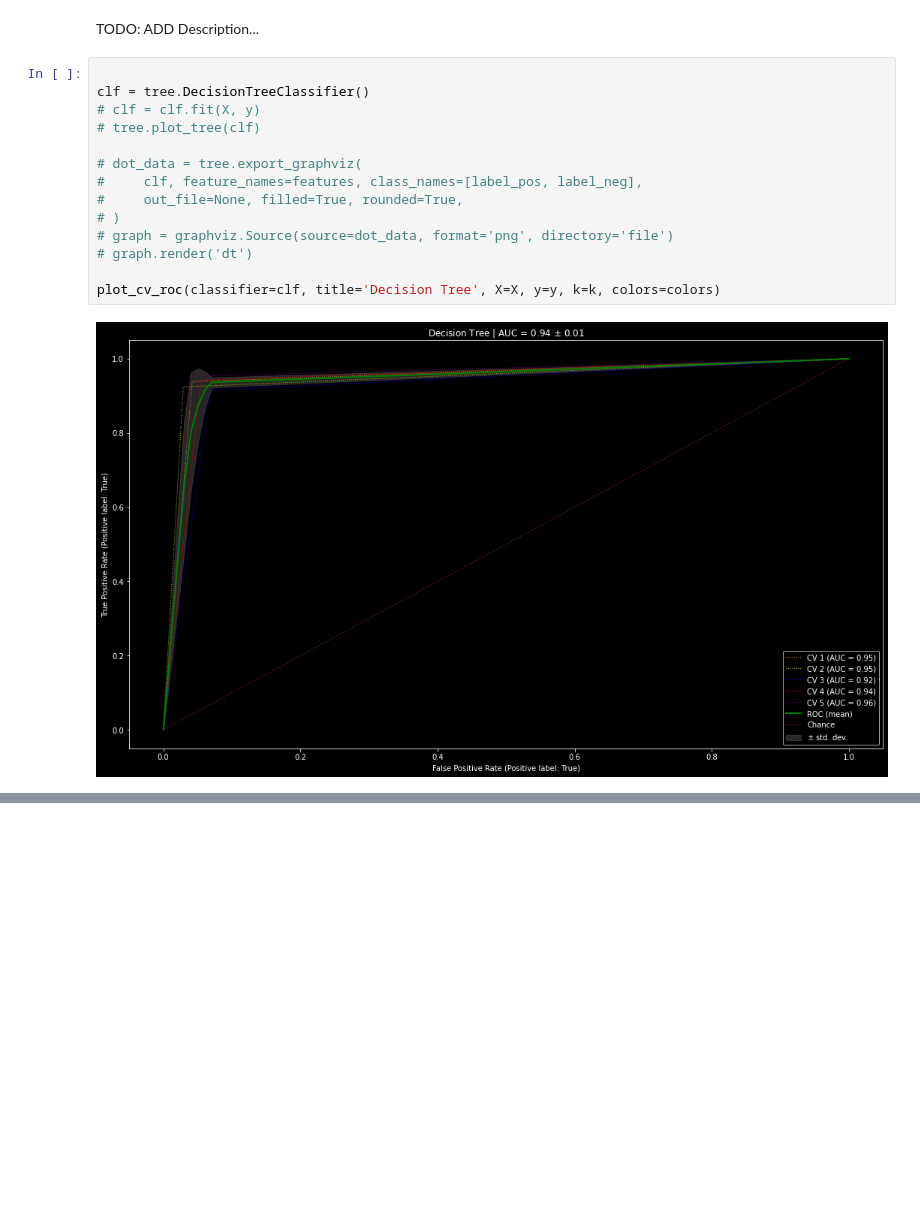
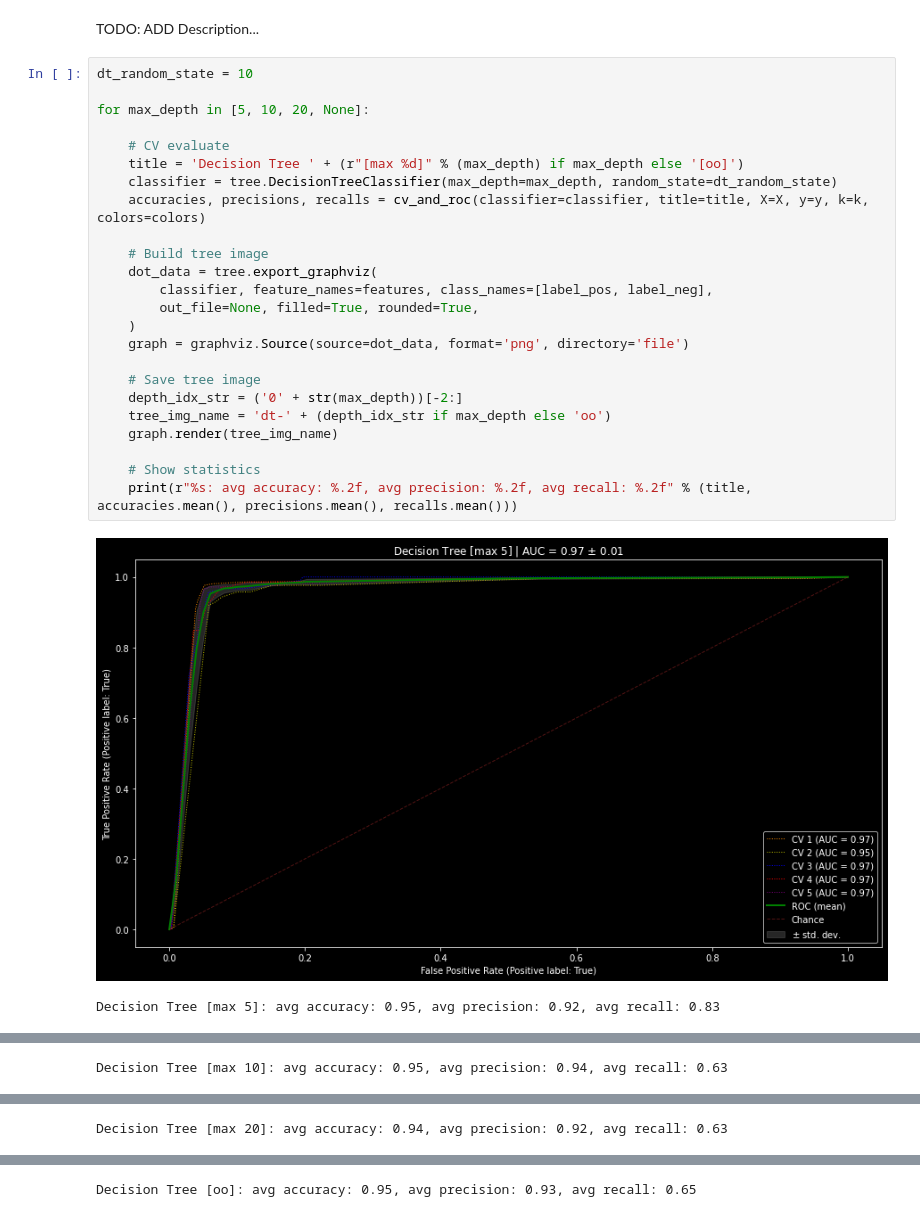
Before and after one commit to hjcostabr76/ml, a Jupyter notebook: classification/case-koi/nb_koi.ipynb, the cells around one changed output, grey strips where cells are left out. Cells and saved outputs as stored; diff of their text form; blank space fills up the shorter version.

Commit message:
feat(koi): decision tree

```diff
--- a/classification/case-koi/nb_koi.ipynb
+++ b/classification/case-koi/nb_koi.ipynb
@@ -102,19 +113,30 @@ plot_cv_roc(classifier=naive_bayes.GaussianNB(), title='Naive Bayes', X=X, y=y,
 ## Decision Tree
 # %% [markdown]
 TODO: ADD Description...
-# %%
-
-clf = tree.DecisionTreeClassifier()
-# clf = clf.fit(X, y)
-# tree.plot_tree(clf)
-
-# dot_data = tree.export_graphviz(
-#     clf, feature_names=features, class_names=[label_pos, label_neg],
-#     out_file=None, filled=True, rounded=True,
-# )
-# graph = graphviz.Source(source=dot_data, format='png', directory='file')
-# graph.render('dt')
-
-plot_cv_roc(classifier=clf, title='Decision Tree', X=X, y=y, k=k, colors=colors)
-# %% [output]
-[figure, removed]
+# %%
+dt_random_state = 10
+
+for max_depth in [5, 10, 20, None]:
+
+    # CV evaluate
+    title = 'Decision Tree ' + (r"[max %d]" % (max_depth) if max_depth else '[oo]')
+    classifier = tree.DecisionTreeClassifier(max_depth=max_depth, random_state=dt_random_state)
+    accuracies, precisions, recalls = cv_and_roc(classifier=classifier, title=title, X=X, y=y, k=k, colors=colors)
+
+    # Build tree image
+    dot_data = tree.export_graphviz(
+        classifier, feature_names=features, class_names=[label_pos, label_neg],
+        out_file=None, filled=True, rounded=True,
+    )
+    graph = graphviz.Source(source=dot_data, format='png', directory='file')
+
+    # Save tree image
+    depth_idx_str = ('0' + str(max_depth))[-2:]
+    tree_img_name = 'dt-' + (depth_idx_str if max_depth else 'oo')
+    graph.render(tree_img_name)
+
+    # Show statistics
+    print(r"%s: avg accuracy: %.2f, avg precision: %.2f, avg recall: %.2f" % (title, accuracies.mean(), precisions.mean(), recalls.mean()))
+# %% [output]
+[figure, added]
+Decision Tree [max 5]: avg accuracy: 0.95, avg precision: 0.92, avg recall: 0.83
@@ -120,0 +144 @@ plot_cv_roc(classifier=clf, title='Decision Tree', X=X, y=y, k=k, colors=colors)
+Decision Tree [max 10]: avg accuracy: 0.95, avg precision: 0.94, avg recall: 0.63
@@ -120,0 +146 @@ plot_cv_roc(classifier=clf, title='Decision Tree', X=X, y=y, k=k, colors=colors)
+Decision Tree [max 20]: avg accuracy: 0.94, avg precision: 0.92, avg recall: 0.63
@@ -120,0 +148 @@ plot_cv_roc(classifier=clf, title='Decision Tree', X=X, y=y, k=k, colors=colors)
+Decision Tree [oo]: avg accuracy: 0.95, avg precision: 0.93, avg recall: 0.65
```
Also changed, not shown: parts of 4 cells of this notebook.
